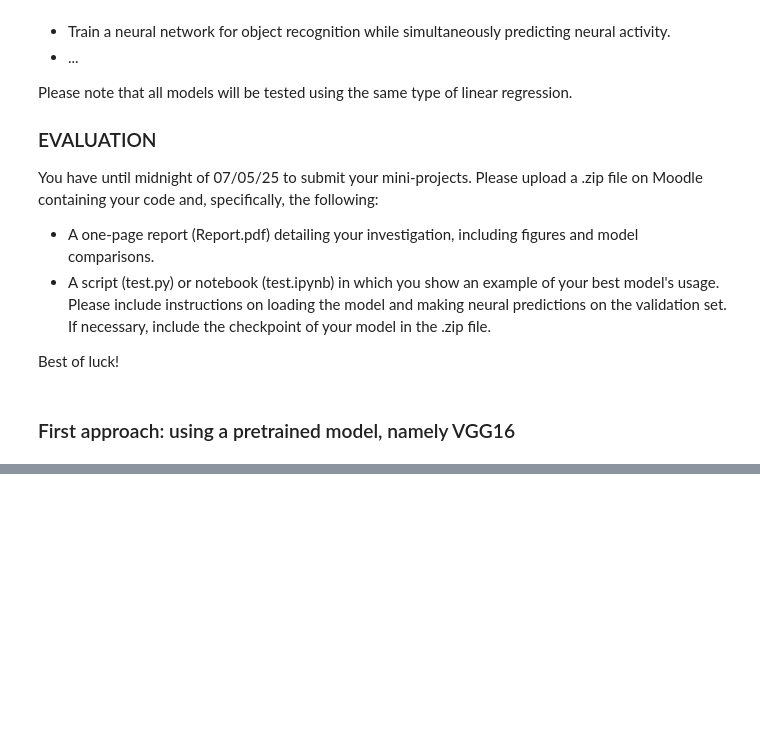
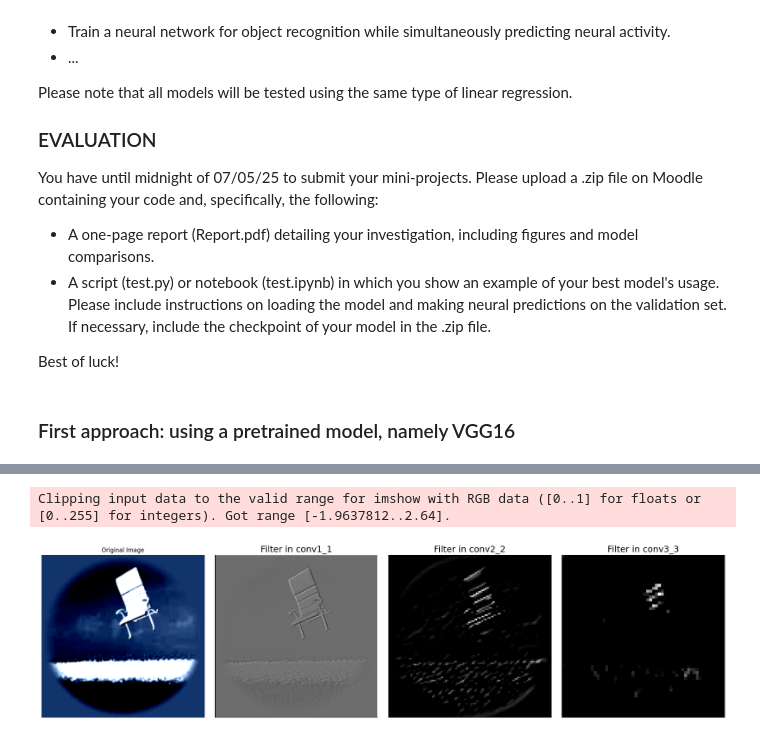
Before and after one commit to nieldab7/NX-414-Project, a Jupyter notebook: week8.ipynb, the cells around one changed output, grey strips where cells are left out. Saved outputs shown, nothing was run; the diff lists cells and outputs as text; code cells hidden in the pictures; blank space fills up the shorter version.

```diff
--- a/week8.ipynb
+++ b/week8.ipynb
@@ -430,0 +470,28 @@ Layer: fc2                       | Pearson r: 0.4902 | EVS: 0.0976
+# %%
+import matplotlib.pyplot as plt
+
+# Assuming 'activations' is already populated with the activation outputs
+layer_names = ['conv1_1', 'conv2_2', 'conv3_3']  # Add all desired layer names here
+
+# Create a figure with 1 row and len(layer_names) + 1 columns (1 for the original image)
+fig, axes = plt.subplots(1, len(layer_names) + 1, figsize=(20, 5))
+
+# Plot original image in the first subplot
+axes[0].imshow(images[0].cpu().numpy().transpose(1, 2, 0))  # Assuming 'images' is the input batch
+axes[0].set_title('Original Image')
+axes[0].axis('off')
+
+# Loop over the layers and plot the first filter of each activation output
+for idx, layer_name in enumerate(layer_names):
+    activation_output = activations[layer_name]  # Get the activation for this layer
+    filter_img = activation_output[0, 0].cpu().numpy()  # First image in batch, first filter
+    axes[idx + 1].imshow(filter_img, cmap='gray')
+    axes[idx + 1].set_title(f'Filter in {layer_name}', fontsize=18)
+    axes[idx + 1].axis('off')
+
+plt.tight_layout()
+plt.savefig("image_across_layers.png", dpi=300)
+plt.show()
+# %% [output]
+Clipping input data to the valid range for imshow with RGB data ([0..1] for floats or [0..255] for integers). Got range [-1.9637812..2.64].
+[figure, added]
```
Also changed, not shown: parts of 10 cells of this notebook, 3 other files.
